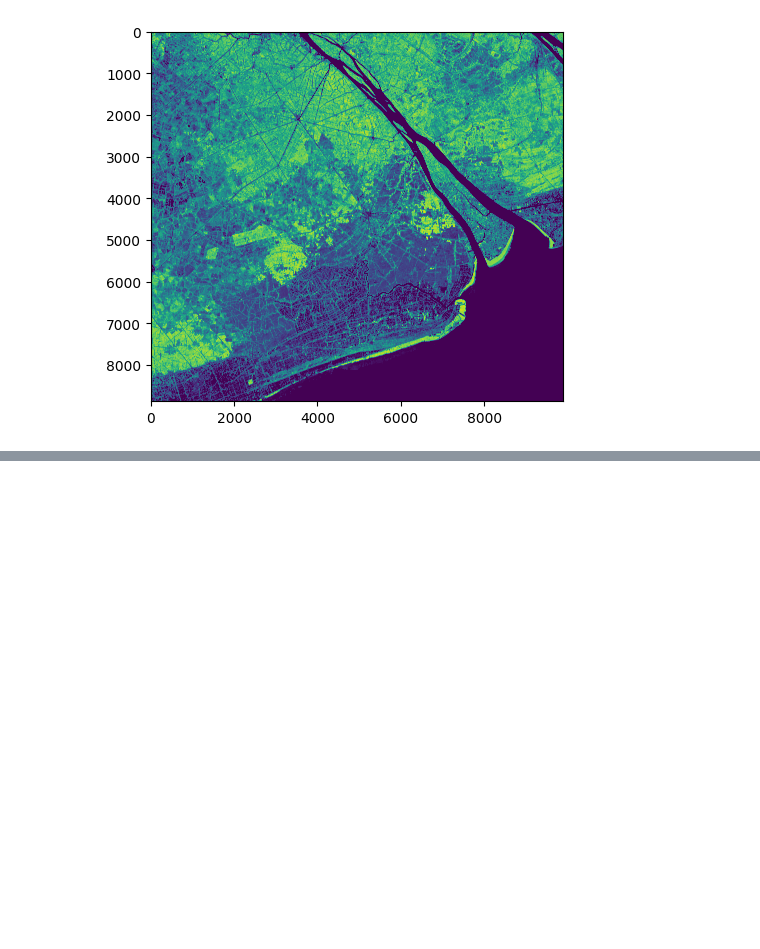
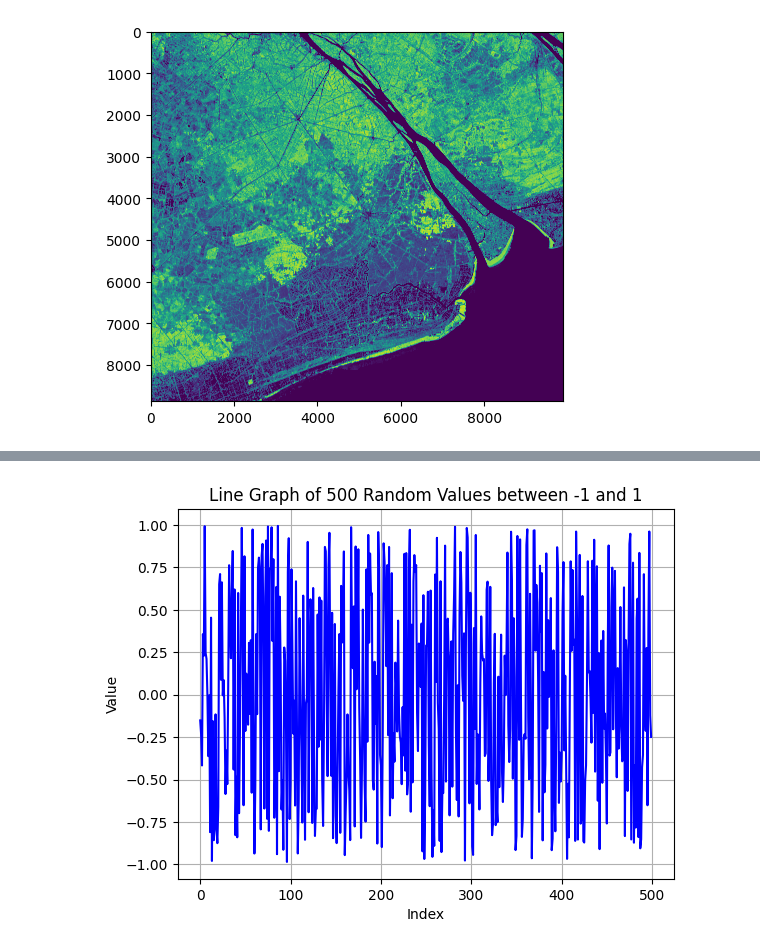
Before and after one commit to minhify/CTU-CSIROBoeingPhase5, a Jupyter notebook: fill_cloud.ipynb, the cells around one changed output, grey strips where cells are left out. Cells and saved outputs as stored; diff of their text form; code cells hidden in the pictures; blank space fills up the shorter version.

```diff
--- a/fill_cloud.ipynb
+++ b/fill_cloud.ipynb
@@ -77,0 +123,22 @@ np.savez('rf_filled_cloud.npz', ndvi=filled_ndvi, vv=vv, vh=vh)
+# %%
+import numpy as np
+import matplotlib.pyplot as plt
+
+# Generate 500 random values between -1 and 1
+random_values = np.random.uniform(-1, 1, 500)
+
+# Plotting the line graph
+plt.plot(random_values, marker='', linestyle='-', color='b', label='Random Values')
+
+# Adding labels and title
+plt.xlabel('Index')
+plt.ylabel('Value')
+plt.title('Line Graph of 500 Random Values between -1 and 1')
+
+# Adding grid
+plt.grid(True)
+
+# Display the plot
+plt.show()
+# %% [output]
+[figure, added]
```
Also changed, not shown: parts of 9 cells of this notebook, 5 other files.
